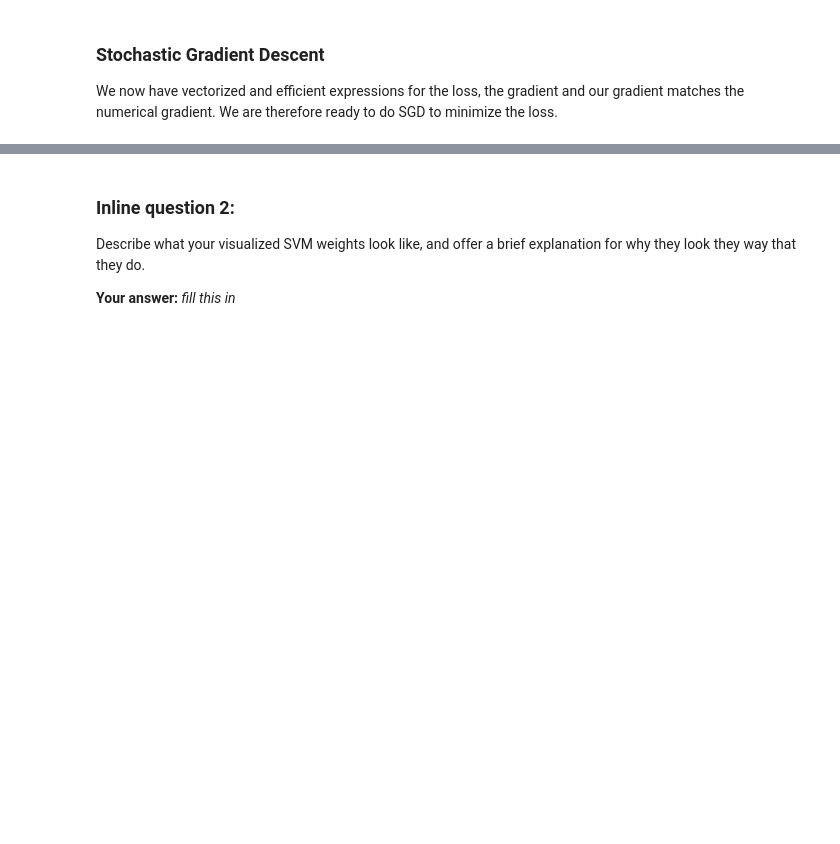
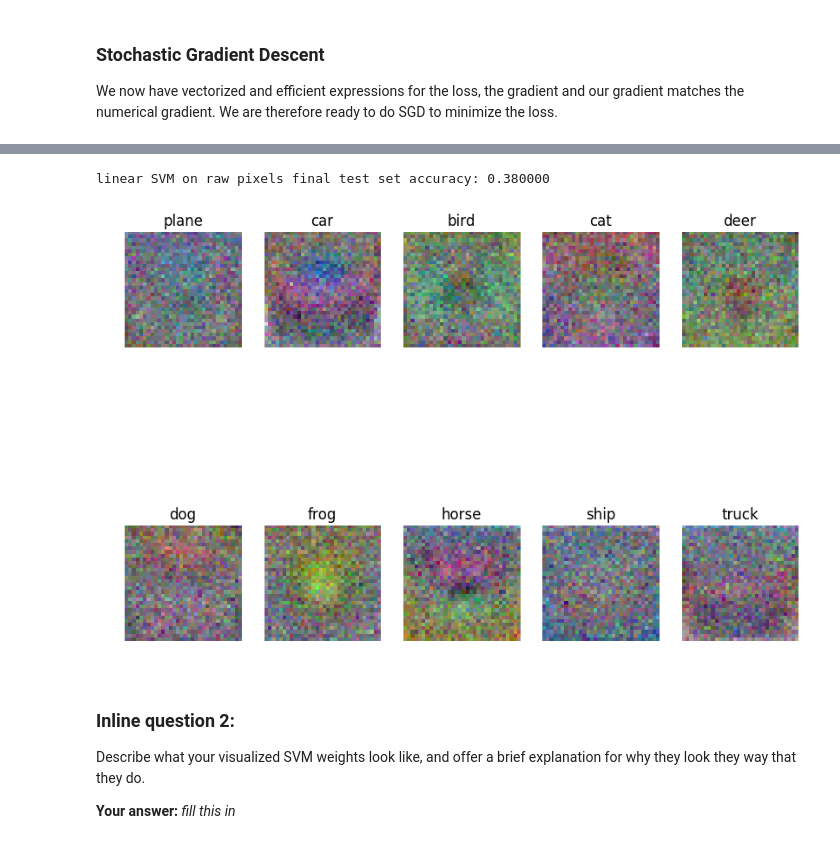
Before and after one commit to Dyomina/cs231n-assignments, a Jupyter notebook: assignment1/svm.ipynb, the cells around one changed output, grey strips where cells are left out. Saved outputs shown, nothing was run; the diff lists cells and outputs as text; code cells hidden in the pictures; blank space fills up the shorter version.

```diff
--- a/assignment1/svm.ipynb
+++ b/assignment1/svm.ipynb
@@ -274,8 +325,8 @@ print 'validation accuracy: %f' % (np.mean(y_val == y_val_pred), )
 # learning rate). You should experiment with different ranges for the learning
 # rates and regularization strengths; if you are careful you should be able to
 # get a classification accuracy of about 0.4 on the validation set.
-learning_rates = [1e-7, 5e-5]
-regularization_strengths = [5e4, 1e5]
+learning_rates = [1e-8, 1e-7, 2e-7]
+regularization_strengths = [1e4, 2e4, 3e4, 4e4, 5e4, 6e4, 7e4, 8e4, 1e5]
 
 # results is dictionary mapping tuples of the form
 # (learning_rate, regularization_strength) to tuples of the form
@@ -299,7 +350,18 @@ best_svm = None # The LinearSVM object that achieved the highest validation rate
 # confident that your validation code works, you should rerun the validation   #
 # code with a larger value for num_iters.                                      #
 ################################################################################
-pass
+for l in learning_rates:
+    for r in regularization_strengths:
+        svm = LinearSVM()
+        svm.train(X_train, y_train, learning_rate=l, reg=r, num_iters=1500, batch_size=200)
+        y_train_pred = svm.predict(X_train)
+        y_val_pred = svm.predict(X_val)
+        training_accuracy = np.mean(y_train == y_train_pred)
+        validation_accuracy = np.mean(y_val == y_val_pred)
+        results[(l, r)] = (training_accuracy, validation_accuracy)
+        if validation_accuracy > best_val:
+            best_val = validation_accuracy
+            best_svm = svm
 ################################################################################
 #                              END OF YOUR CODE                                #
 ################################################################################
@@ -307,7 +369,7 @@ pass
 # Print out results.
 for lr, reg in sorted(results):
     train_accuracy, val_accuracy = results[(lr, reg)]
-    print 'lr %e reg %e train accuracy: %f val accuracy: %f' % (
-                lr, reg, train_accuracy, val_accuracy)
+    print('lr %e reg %e train accuracy: %f val accuracy: %f' % (
+                lr, reg, train_accuracy, val_accuracy))
 
-print 'best validation accuracy achieved during cross-validation: %f' % best_val
+print('best validation accuracy achieved during cross-validation: %f' % best_val)
@@ -340,23 +422,27 @@ plt.show()
 # Evaluate the best svm on test set
 y_test_pred = best_svm.predict(X_test)
 test_accuracy = np.mean(y_test == y_test_pred)
-print 'linear SVM on raw pixels final test set accuracy: %f' % test_accuracy
+print('linear SVM on raw pixels final test set accuracy: %f' % test_accuracy)
+# %% [output]
+linear SVM on raw pixels final test set accuracy: 0.380000
 # %%
 # Visualize the learned weights for each class.
 # Depending on your choice of learning rate and regularization strength, these may
 # or may not be nice to look at.
 w = best_svm.W[:-1,:] # strip out the bias
 w = w.reshape(32, 32, 3, 10)
 w_min, w_max = np.min(w), np.max(w)
 classes = ['plane', 'car', 'bird', 'cat', 'deer', 'dog', 'frog', 'horse', 'ship', 'truck']
-for i in xrange(10):
+for i in range(10):
   plt.subplot(2, 5, i + 1)
 
   # Rescale the weights to be between 0 and 255
   wimg = 255.0 * (w[:, :, :, i].squeeze() - w_min) / (w_max - w_min)
   plt.imshow(wimg.astype('uint8'))
   plt.axis('off')
   plt.title(classes[i])
+# %% [output]
+[figure, added]
 # %% [markdown]
 ### Inline question 2:
 Describe what your visualized SVM weights look like, and offer a brief explanation for why they look they way that they do.
```
Also changed, not shown: parts of 9 cells of this notebook, 2 other files.
